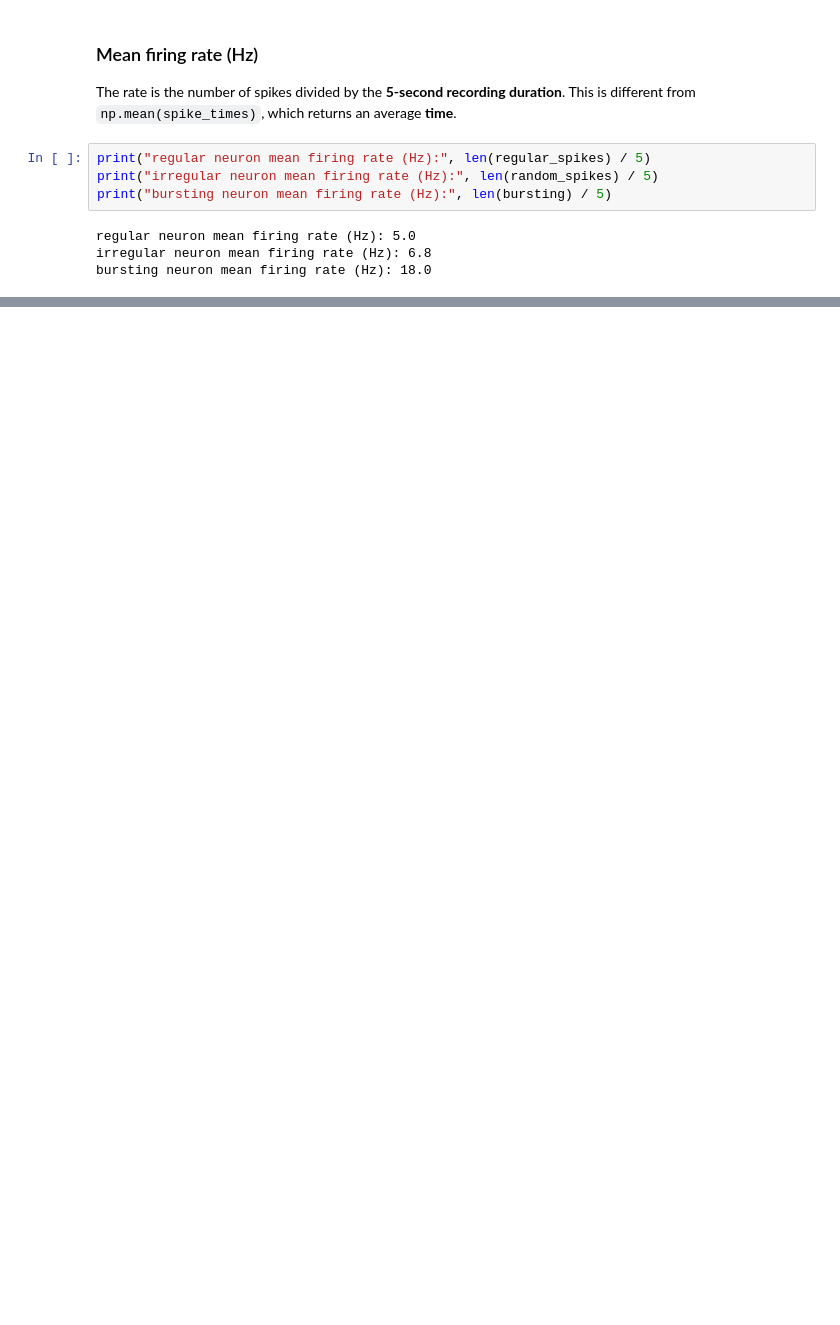
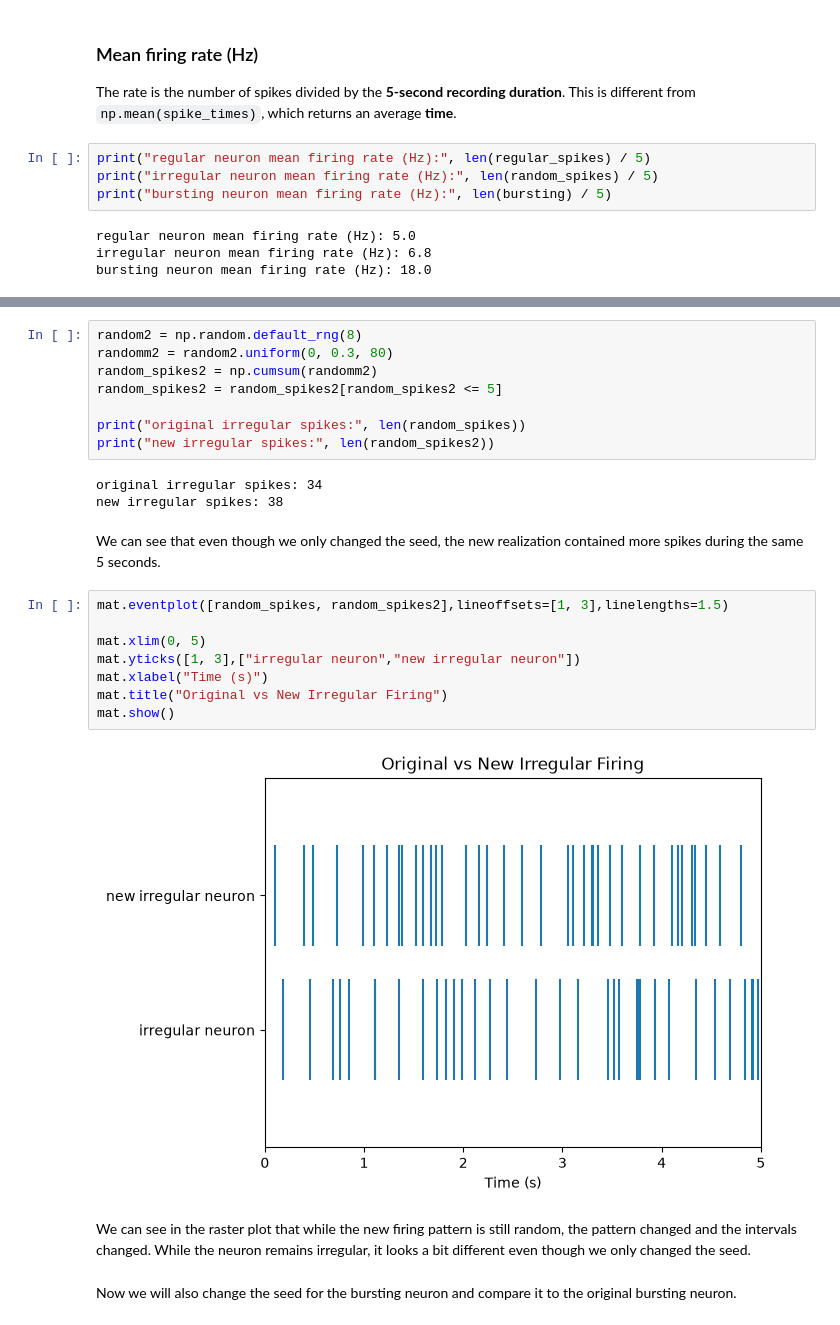
Before and after one commit to ophiratias-pixel/mini_project, a Jupyter notebook: Q1_neural_spikes.ipynb, the cells around one changed output, grey strips where cells are left out. Drawn from its saved outputs; the diff is of its cells as text; blank space fills up the shorter version.

```diff
--- a/Q1_neural_spikes.ipynb
+++ b/Q1_neural_spikes.ipynb
@@ -198,0 +243,27 @@ Assignment requirement: generate additional stochastic realizations, compare wha
+# %%
+random2 = np.random.default_rng(8)
+randomm2 = random2.uniform(0, 0.3, 80)
+random_spikes2 = np.cumsum(randomm2)
+random_spikes2 = random_spikes2[random_spikes2 <= 5]
+
+print("original irregular spikes:", len(random_spikes))
+print("new irregular spikes:", len(random_spikes2))
+# %% [output]
+original irregular spikes: 34
+new irregular spikes: 38
+# %% [markdown]
+We can see that even though we only changed the seed, the new realization contained more spikes during the same 5 seconds.
+# %%
+mat.eventplot([random_spikes, random_spikes2],lineoffsets=[1, 3],linelengths=1.5)
+
+mat.xlim(0, 5)
+mat.yticks([1, 3],["irregular neuron","new irregular neuron"])
+mat.xlabel("Time (s)")
+mat.title("Original vs New Irregular Firing")
+mat.show()
+# %% [output]
+[figure, added]
+# %% [markdown]
+We can see in the raster plot that while the new firing pattern is still random, the pattern changed and the intervals changed. While the neuron remains irregular, it looks a bit different even though we only changed the seed.
+# %% [markdown]
+Now we will also change the seed for the bursting neuron and compare it to the original bursting neuron.
```
Also changed, not shown: parts of 42 cells of this notebook, 1 other file.
